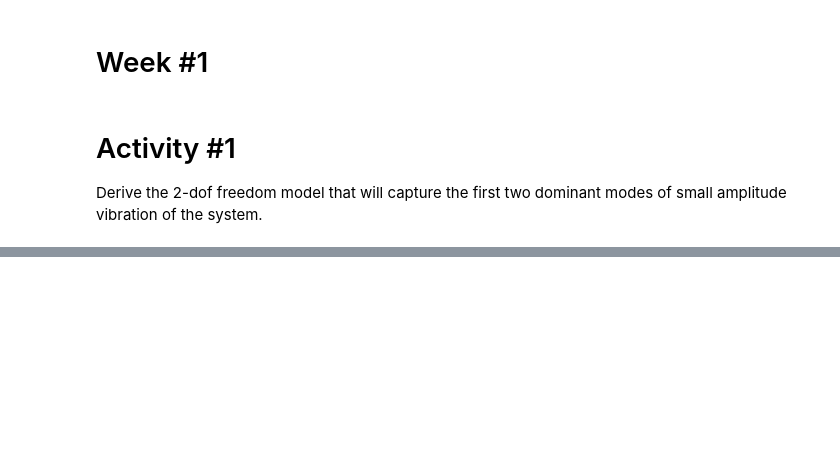
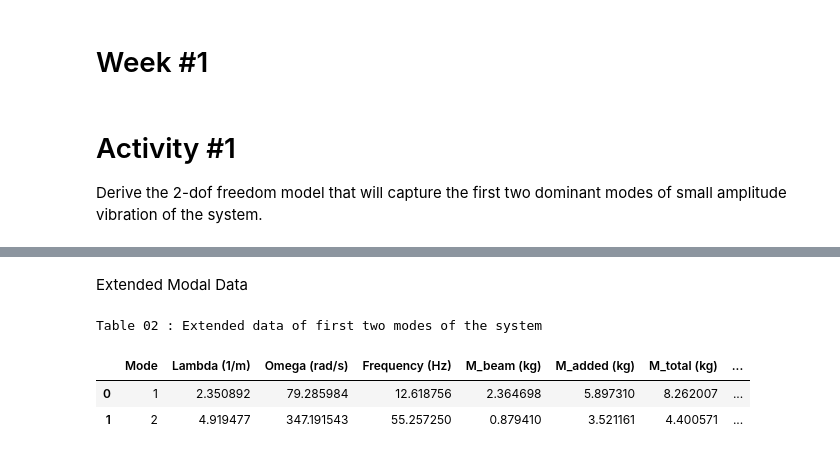
Before and after one commit to tharindu33333/ME421-Mechanical-Systems-Lab-A2, a Jupyter notebook: Vibration/E_20_238_Vibrations.ipynb, the cells around one changed output, grey strips where cells are left out. Saved outputs shown, nothing was run; the diff lists cells and outputs as text; code cells hidden in the pictures; blank space fills up the shorter version.

```diff
--- a/Vibration/E_20_238_Vibrations.ipynb
+++ b/Vibration/E_20_238_Vibrations.ipynb
@@ -315,0 +458,30 @@ Derive the 2-dof freedom model that will capture the first two dominant modes of
+# %%
+def _Y(lam, xx):
+    C = np.sin(lam * L) / np.sinh(lam * L)
+    return np.sin(lam * xx) + C * np.sinh(lam * xx)
+
+def _Ypp(lam, xx):
+    C = np.sin(lam * L) / np.sinh(lam * L)
+    return -(lam**2) * np.sin(lam * xx) + C * (lam**2) * np.sinh(lam * xx)
+
+
+# Point masses and positions
+point_masses = [
+    (m_d, l_d),
+    (m_e, l_e),
+    (m_f, l_s),
+    (m_s/3, l_s),
+]
+
+# System frequencies
+df = find_updated_frequencies(
+    df=df,
+    L=L, rho=rho, A=A, E=E, I=I,
+    point_masses=point_masses,
+    k_s=k_s,
+    n_int=4000
+)
+
+cols = ['Mode', 'Lambda (1/m)', 'Omega_new (rad/s)', 'Frequency_new (Hz)']
+print("Table 01 : First two modes")
+df[cols]
@@ -315,0 +493,10 @@ Derive the 2-dof freedom model that will capture the first two dominant modes of
+# %% [markdown]
+Extended Modal Data
+# %%
+print("Table 02 : Extended data of first two modes of the system")
+df
+# %% [output]
+Table 02 : Extended data of first two modes of the system
+|  | Mode | Lambda (1/m) | Omega (rad/s) | Frequency (Hz) | M_beam (kg) | M_added (kg) | M_total (kg) | ... |
+| 0 | 1 | 2.350892 | 79.285984 | 12.618756 | 2.364698 | 5.897310 | 8.262007 | ... |
+| 1 | 2 | 4.919477 | 347.191543 | 55.257250 | 0.879410 | 3.521161 | 4.400571 | ... |
```
Also changed, not shown: parts of 14 cells of this notebook.
